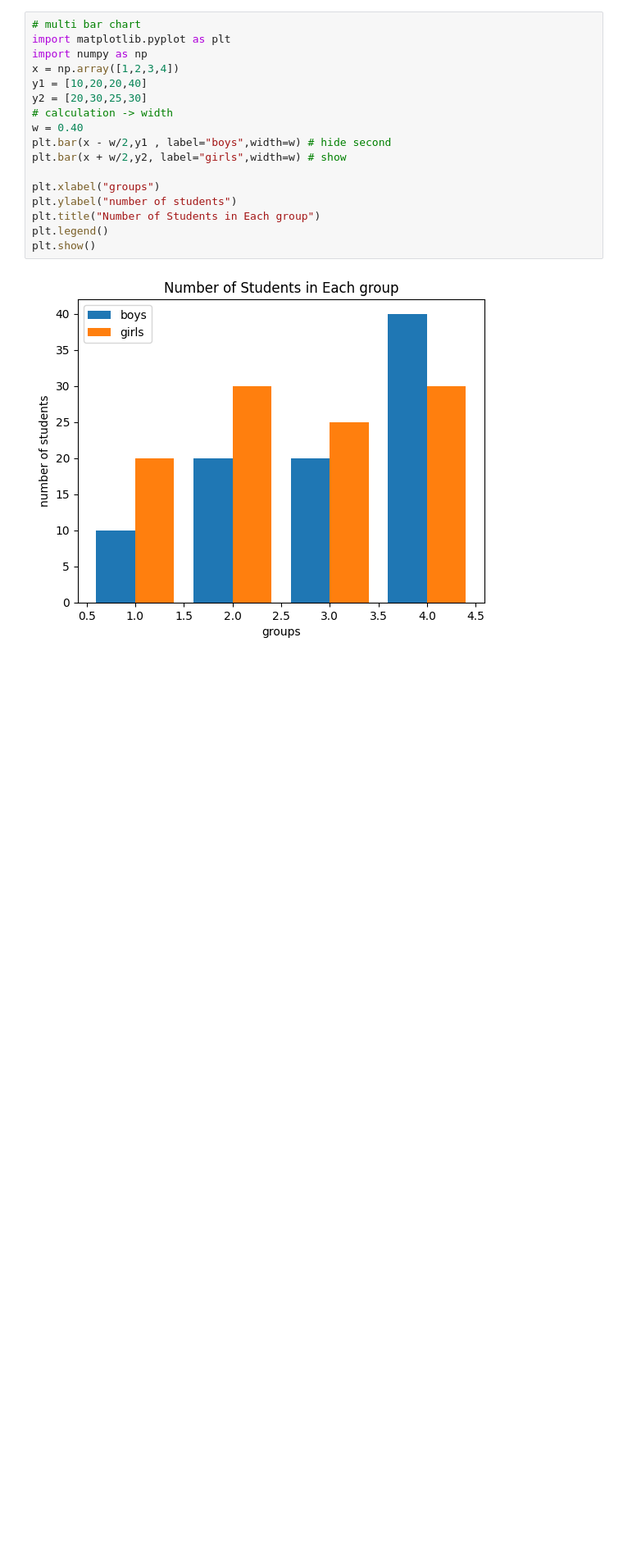
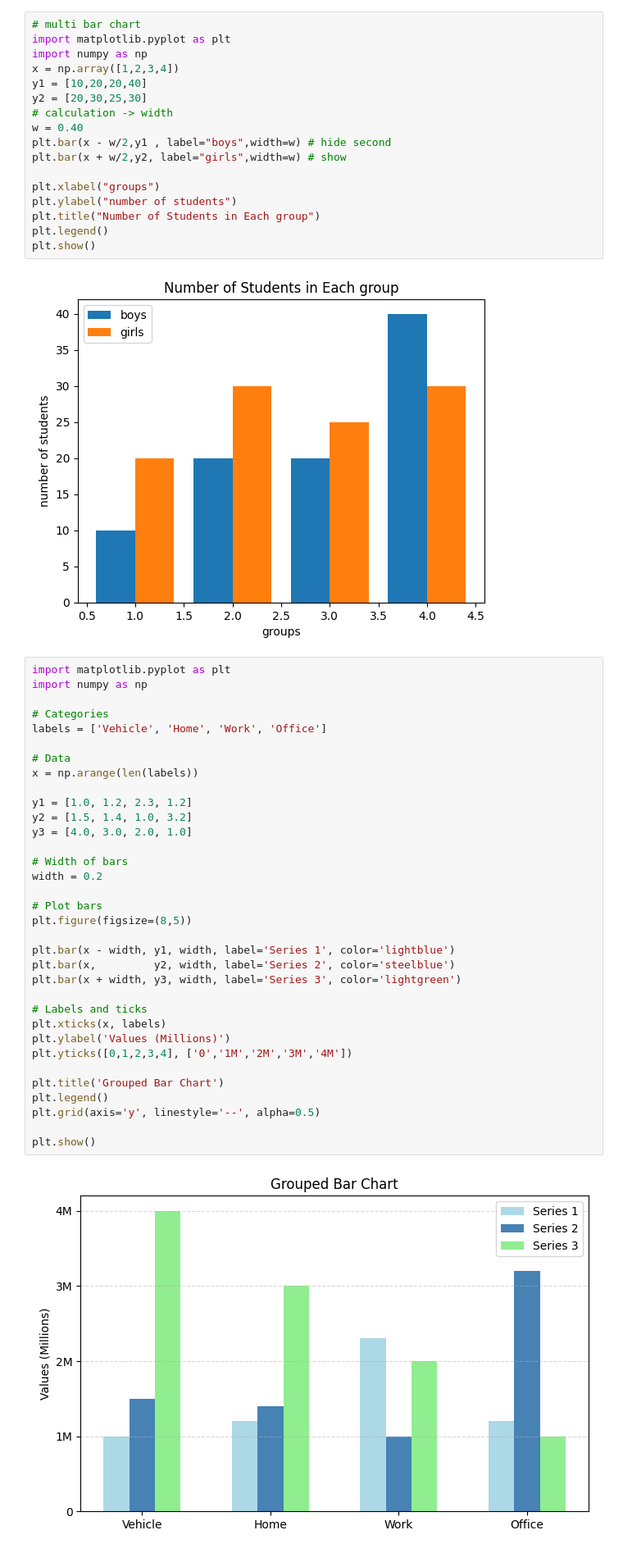
Before and after one commit to ajay2712006/ds45, a Jupyter notebook: day12.ipynb, the cells around one changed output. Shown at 82% size. Saved outputs shown, nothing was run; the diff lists cells and outputs as text; blank space fills up the shorter version.

```diff
--- a/day12.ipynb
+++ b/day12.ipynb
@@ -174,3 +174,39 @@ plt.legend()
 plt.show()
 # %% [output]
 [figure]
+# %%
+import matplotlib.pyplot as plt
+import numpy as np
+
+# Categories
+labels = ['Vehicle', 'Home', 'Work', 'Office']
+
+# Data
+x = np.arange(len(labels))
+
+y1 = [1.0, 1.2, 2.3, 1.2]
+y2 = [1.5, 1.4, 1.0, 3.2]
+y3 = [4.0, 3.0, 2.0, 1.0]
+
+# Width of bars
+width = 0.2
+
+# Plot bars
+plt.figure(figsize=(8,5))
+
+plt.bar(x - width, y1, width, label='Series 1', color='lightblue')
+plt.bar(x,         y2, width, label='Series 2', color='steelblue')
+plt.bar(x + width, y3, width, label='Series 3', color='lightgreen')
+
+# Labels and ticks
+plt.xticks(x, labels)
+plt.ylabel('Values (Millions)')
+plt.yticks([0,1,2,3,4], ['0','1M','2M','3M','4M'])
+
+plt.title('Grouped Bar Chart')
+plt.legend()
+plt.grid(axis='y', linestyle='--', alpha=0.5)
+
+plt.show()
+# %% [output]
+[figure, added]
```
Also changed, not shown: parts of 6 cells of this notebook.
